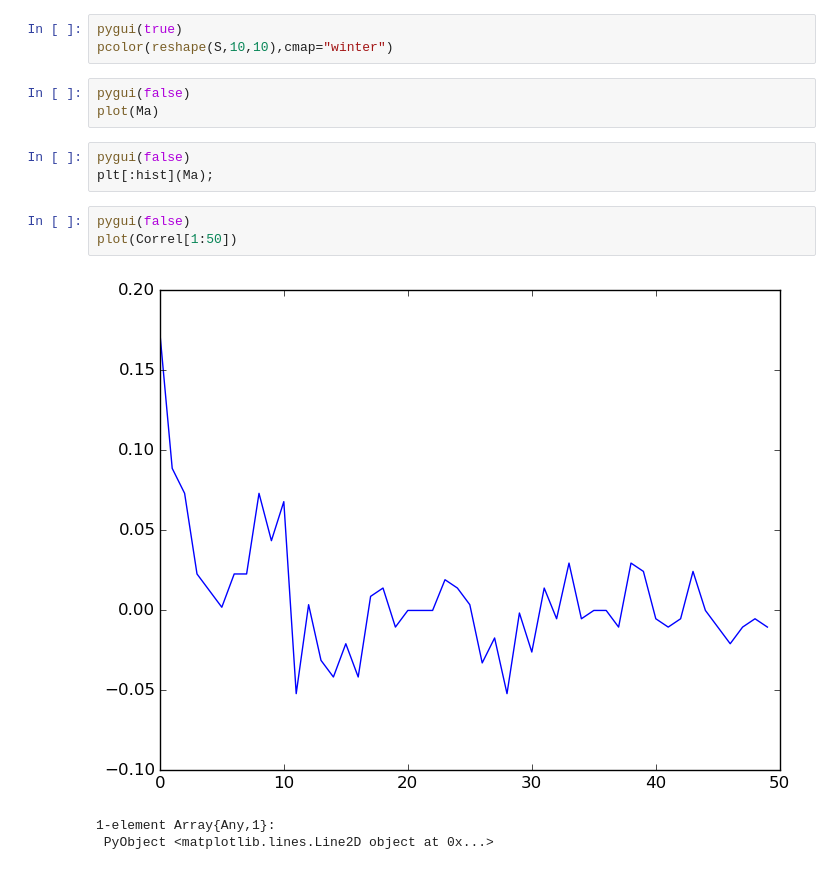
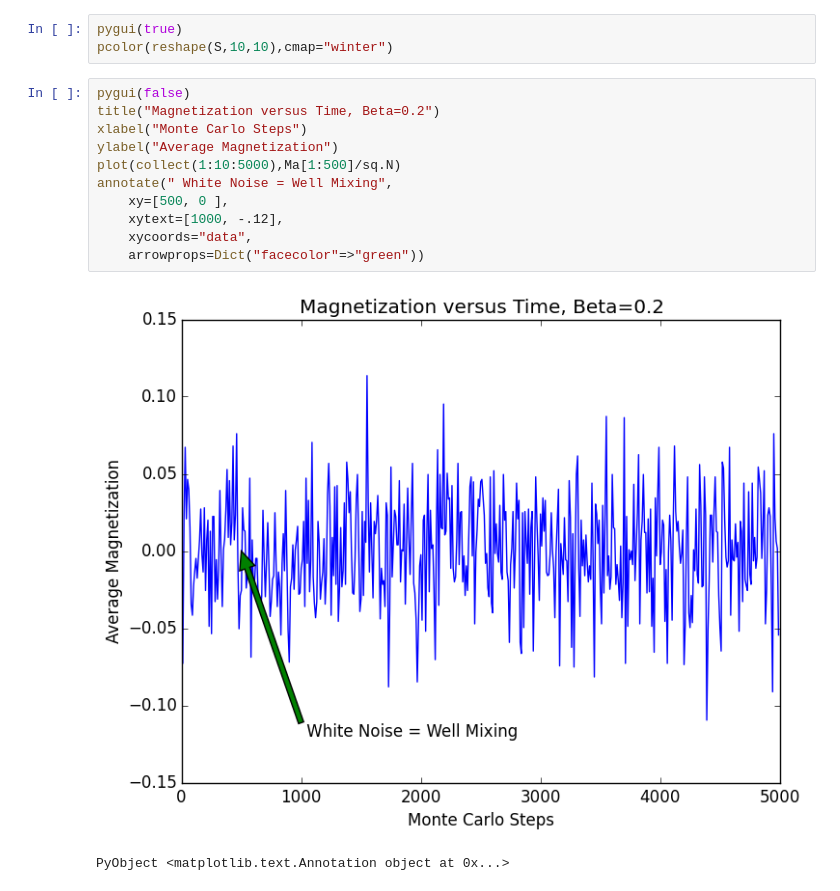
Before and after one commit to albi3ro/M4, a Jupyter notebook: Monte Carlo Ferromagnet.ipynb, the cells around one changed output. Cells and saved outputs as stored; diff of their text form.

```diff
--- a/Monte Carlo Ferromagnet.ipynb
+++ b/Monte Carlo Ferromagnet.ipynb
@@ -169,16 +201,17 @@ xlabel("Time steps ti")
 # %%
 pygui(true)
 pcolor(reshape(S,10,10),cmap="winter")
-# %%
-pygui(false)
-plot(Ma)
-# %%
-pygui(false)
-plt[:hist](Ma);
-# %%
-pygui(false)
-plot(Correl[1:50])
-# %% [output]
-[figure, removed]
-1-element Array{Any,1}:
- PyObject <matplotlib.lines.Line2D object at 0x...>
+# %%
+pygui(false)
+title("Magnetization versus Time, Beta=0.2")
+xlabel("Monte Carlo Steps")
+ylabel("Average Magnetization")
+plot(collect(1:10:5000),Ma[1:500]/sq.N)
+annotate(" White Noise = Well Mixing",
+    xy=[500, 0 ],
+    xytext=[1000, -.12],
+    xycoords="data",
+    arrowprops=Dict("facecolor"=>"green"))
+# %% [output]
+[figure, added]
+PyObject <matplotlib.text.Annotation object at 0x...>
```
Also changed, not shown: parts of 18 cells of this notebook, 6 other files.
